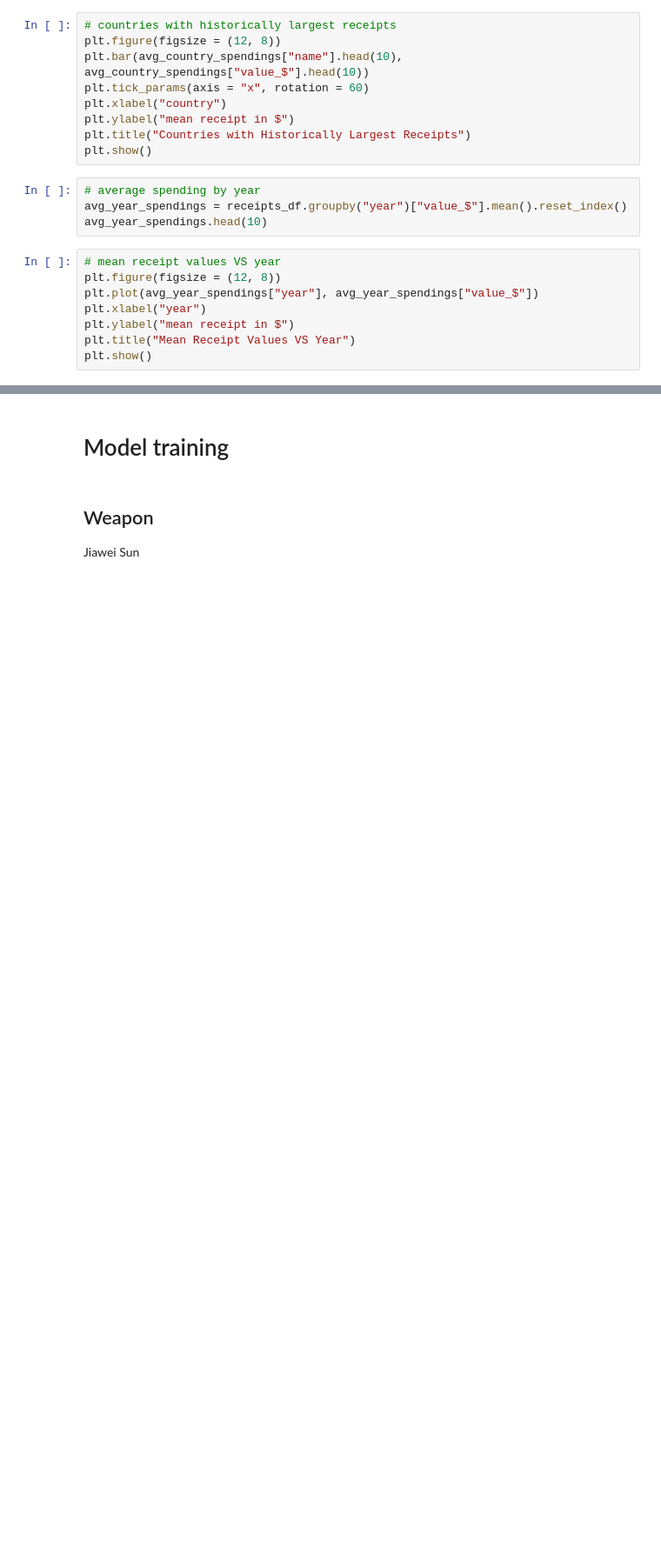
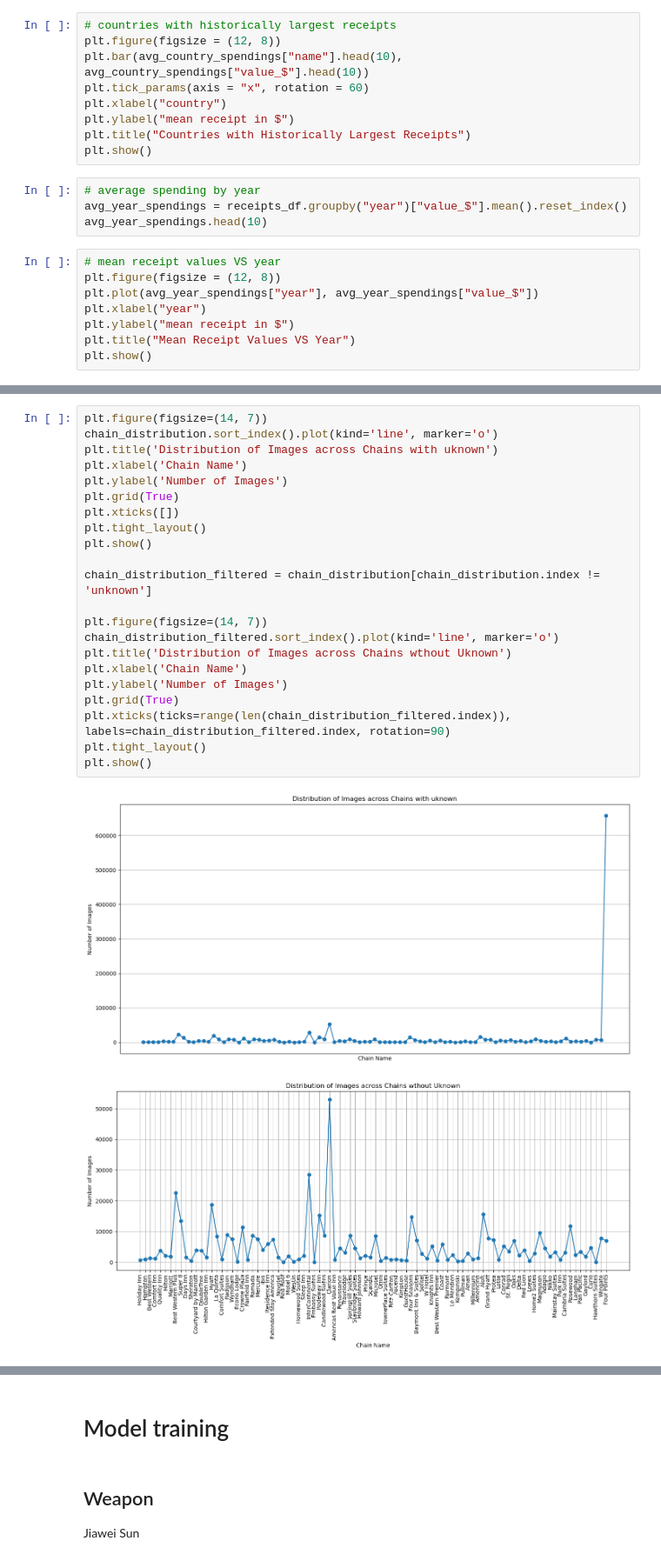
Before and after one commit to BU-Spark/ml-mit-evidence-analysis, a Jupyter notebook: EDA.ipynb, the cells around one changed output, grey strips where cells are left out. Shown at 87% size. Drawn from its saved outputs; the diff is of its cells as text; blank space fills up the shorter version.

```diff
--- a/EDA.ipynb
+++ b/EDA.ipynb
@@ -815,0 +778,25 @@ plt.show()
+# %%
+plt.figure(figsize=(14, 7))
+chain_distribution.sort_index().plot(kind='line', marker='o')
+plt.title('Distribution of Images across Chains with uknown')
+plt.xlabel('Chain Name')
+plt.ylabel('Number of Images')
+plt.grid(True)
+plt.xticks([])
+plt.tight_layout()
+plt.show()
+
+chain_distribution_filtered = chain_distribution[chain_distribution.index != 'unknown']
+
+plt.figure(figsize=(14, 7))
+chain_distribution_filtered.sort_index().plot(kind='line', marker='o')
+plt.title('Distribution of Images across Chains wthout Uknown')
+plt.xlabel('Chain Name')
+plt.ylabel('Number of Images')
+plt.grid(True)
+plt.xticks(ticks=range(len(chain_distribution_filtered.index)), labels=chain_distribution_filtered.index, rotation=90)
+plt.tight_layout()
+plt.show()
+# %% [output]
+[figure, added]
+[figure, added]
```
Also changed, not shown: parts of 48 cells of this notebook.
